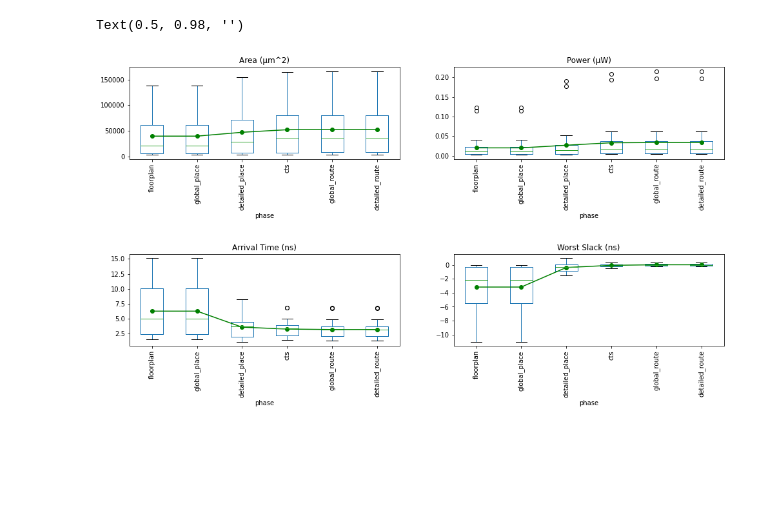
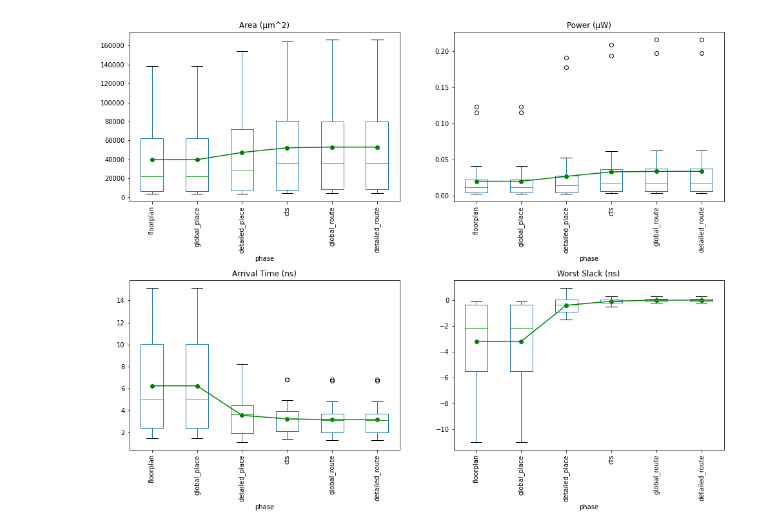
Before and after one commit to drexel-ice/EDA-schema, a Jupyter notebook: notebooks/IWLS05-OpenROAD-sky130hd-dataset-v1.1-Analysis.ipynb, the cells around one changed output. Drawn from its saved outputs; the diff is of its cells as text; code cells hidden in the pictures; blank space fills up the shorter version.

```diff
--- a/notebooks/IWLS05-OpenROAD-sky130hd-dataset-v1.1-Analysis.ipynb
+++ b/notebooks/IWLS05-OpenROAD-sky130hd-dataset-v1.1-Analysis.ipynb
@@ -38,12 +47,14 @@ Following circuits are used under target clock to meet/barely miss timing.
 # %%
 import pandas as pd
 import matplotlib.pyplot as plt
-import seaborn as sns
 from IPython.display import display
 
+
+# Import EDA_schema library functions
 from eda_schema.entity import PHASES
 from eda_schema.dataset import Dataset
 from eda_schema.db import SQLitePickleDB
 
-DATASET_DIR = "../dataset/dataset_openroad_sky130hd_iwls05_v1.1_final"
+# Define the dataset directory (adjust the path if needed)
+DATASET_DIR = "../dataset/dataset_openroad_sky130hd_iwls05_v1.1"
 dataset = Dataset(SQLitePickleDB(DATASET_DIR))
@@ -131,0 +136,30 @@ timing_path_summary_df#
+# %%
+def get_min_slack(group):
+    return group.loc[group['slack'].idxmin()]
+
+timing_path_df = dataset.db.get_table_data("timing_paths", phase="detailed_route", path_type="max")
+slack_df = timing_path_df.groupby(["circuit", "netlist_id"]).apply(get_min_slack)
+
+# Add summary metrics for visualization
+timing_path_summary_df = pd.DataFrame(index=slack_df.index)
+timing_path_summary_df["No. of timing paths"] = timing_path_df.groupby(["circuit", "netlist_id"]).size()
+timing_path_summary_df["No. of violated timing paths"] = timing_path_df[timing_path_df.slack < 0].groupby(["circuit", "netlist_id"]).size()
+timing_path_summary_df["Worst Slack (ns)"] = slack_df["slack"]
+timing_path_summary_df["TNS (ns)"] = timing_path_df[timing_path_df.slack<0].groupby(["circuit", "netlist_id"]).sum().slack
+timing_path_summary_df.fillna(0, inplace=True)
+timing_path_summary_df["No. of violated timing paths"] = timing_path_summary_df["No. of violated timing paths"].astype(int)
+
+display(timing_path_summary_df)
+
+# Plot timing analysis metrics
+fig, axes = plt.subplots(3, 1, figsize=(16, 12), sharex=True)
+metrics = ["No. of timing paths", "No. of violated timing paths", "Worst Slack (ns)"]
+
+for ax, metric in zip(axes.flatten(), metrics):
+    timing_path_summary_df[metric].unstack().plot(kind="bar", ax=ax, title=metric)
+    ax.set_ylabel(metric)
+    ax.set_xlabel("Circuit")
+    ax.legend(title="Netlist ID")
+
+plt.tight_layout()
+plt.show()
@@ -132,21 +192,21 @@ timing_path_summary_df#
 # %%
-fig, axes = plt.subplots(2, 2, figsize=(16, 8))
+fig, axes = plt.subplots(2, 2, figsize=(16, 12))
 axes = axes.flatten()
 fig.tight_layout(pad=10)
 
 columns = ["total_area", "total_power", "worst_arrival_time", "worst_slack"]
 xlabels = ["Area (µm^2)", "Power (µW)", "Arrival Time (ns)", "Worst Slack (ns)"]
 
 for i, metric in enumerate(columns):
     df.boxplot(column=[metric], by="phase", grid=False, ax=axes[i], showfliers=True)
     means = df.groupby("phase")[metric].mean()
     x_positions = list(range(1, len(means) + 1))
-    axes[i].plot(list(range(1, len(means) + 1)), means, marker='o', color='green')
+    axes[i].plot(x_positions, means, marker='o', color='green')
     axes[i].set_title(xlabels[i])
     for label in axes[i].get_xticklabels():
         label.set_rotation(90)
 
 fig.suptitle('')
+plt.show()
 # %% [output]
-Text(0.5, 0.98, '')
-[figure, old version]
+[figure, new version]
```
Also changed, not shown: parts of 13 cells of this notebook, 1 other file.
